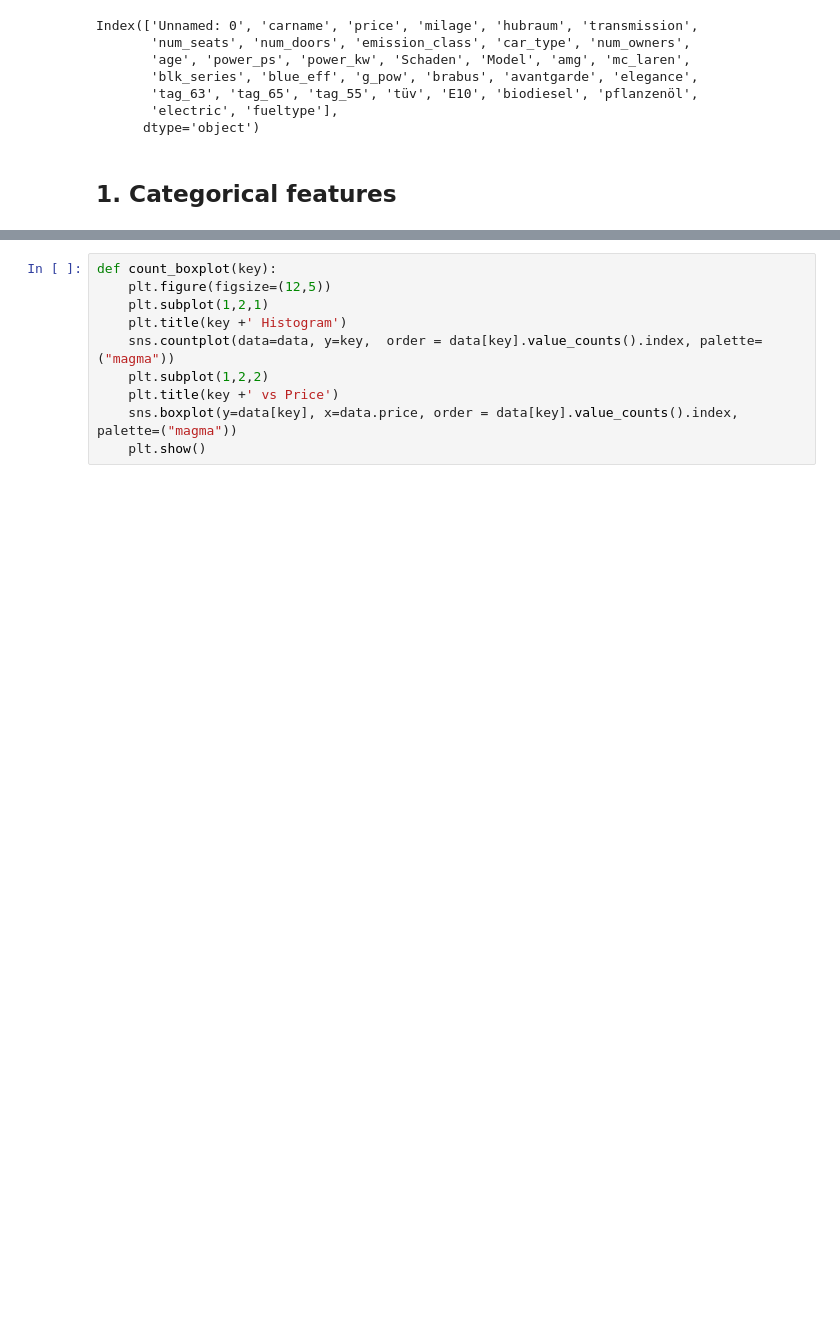
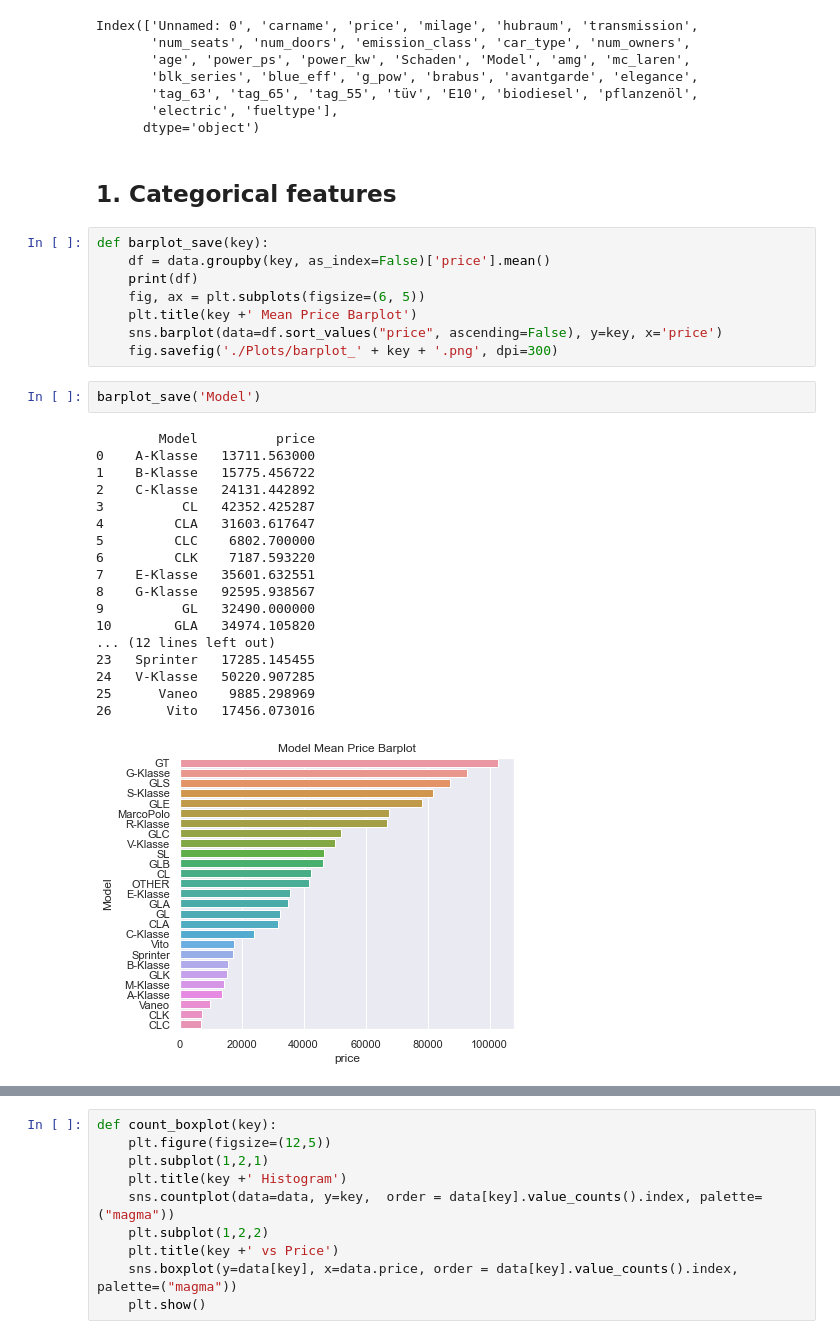
Before and after one commit to MarkusUllenbruch/DS-Webscraper-Mercedes-PricePrediction, a Jupyter notebook: Step3_EDA.ipynb, the cells around one changed output, grey strips where cells are left out. Drawn from its saved outputs; the diff is of its cells as text; blank space fills up the shorter version.

Commit message:
ML
ML modeling

```diff
--- a/Step3_EDA.ipynb
+++ b/Step3_EDA.ipynb
@@ -77,3 +77,32 @@ Index(['Unnamed: 0', 'carname', 'price', 'milage', 'hubraum', 'transmission',
       dtype='object')
 # %% [markdown]
 ## 1. Categorical features
+# %%
+def barplot_save(key):
+    df = data.groupby(key, as_index=False)['price'].mean()
+    print(df)
+    fig, ax = plt.subplots(figsize=(6, 5))
+    plt.title(key +' Mean Price Barplot')
+    sns.barplot(data=df.sort_values("price", ascending=False), y=key, x='price')
+    fig.savefig('./Plots/barplot_' + key + '.png', dpi=300)
+# %%
+barplot_save('Model')
+# %% [output]
+        Model          price
+0    A-Klasse   13711.563000
+1    B-Klasse   15775.456722
+2    C-Klasse   24131.442892
+3          CL   42352.425287
+4         CLA   31603.617647
+5         CLC    6802.700000
+6         CLK    7187.593220
+7    E-Klasse   35601.632551
+8    G-Klasse   92595.938567
+9          GL   32490.000000
+10        GLA   34974.105820
+... (12 lines left out)
+23   Sprinter   17285.145455
+24   V-Klasse   50220.907285
+25      Vaneo    9885.298969
+26       Vito   17456.073016
+[figure, added]
```
Also changed, not shown: parts of 56 cells of this notebook, 14 other files.
